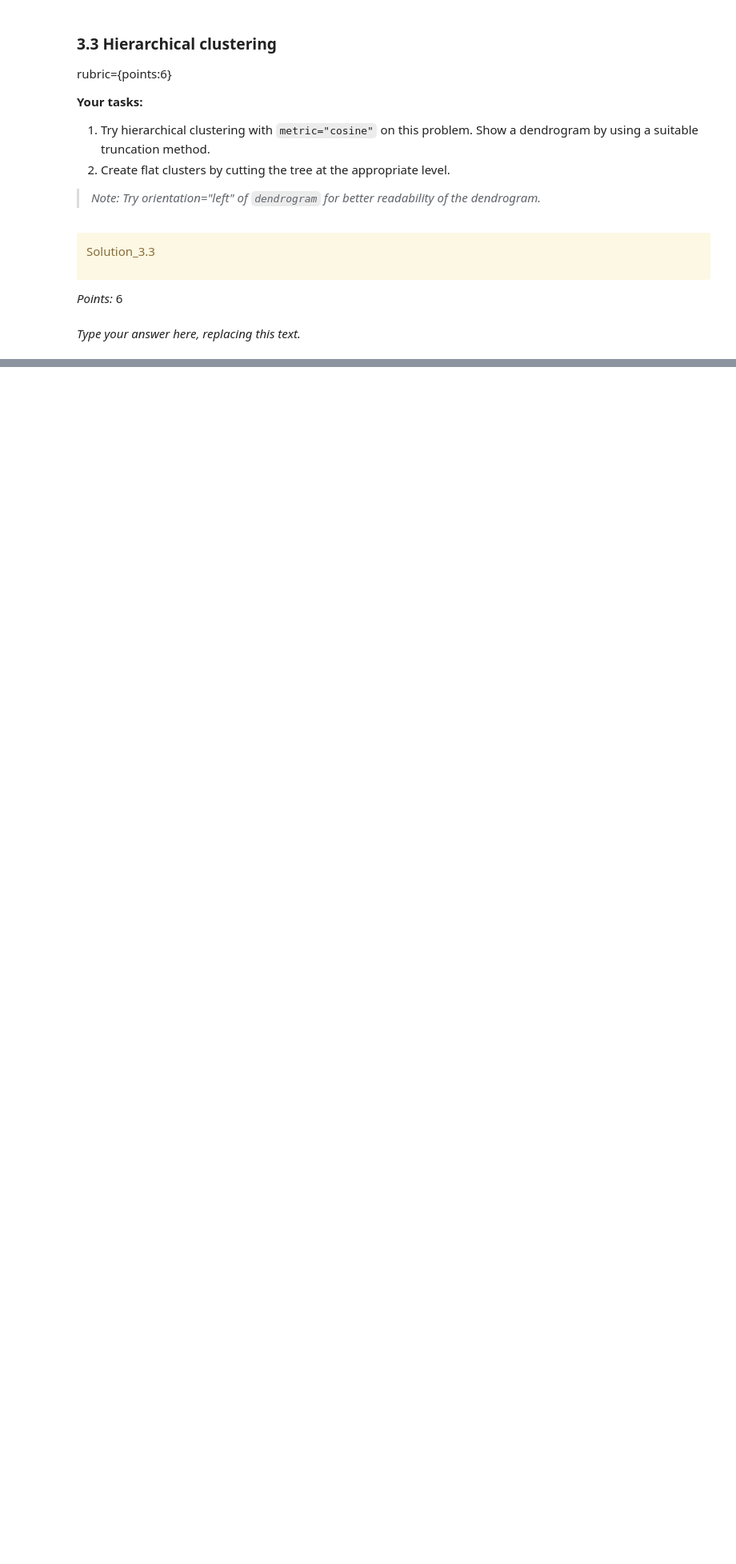
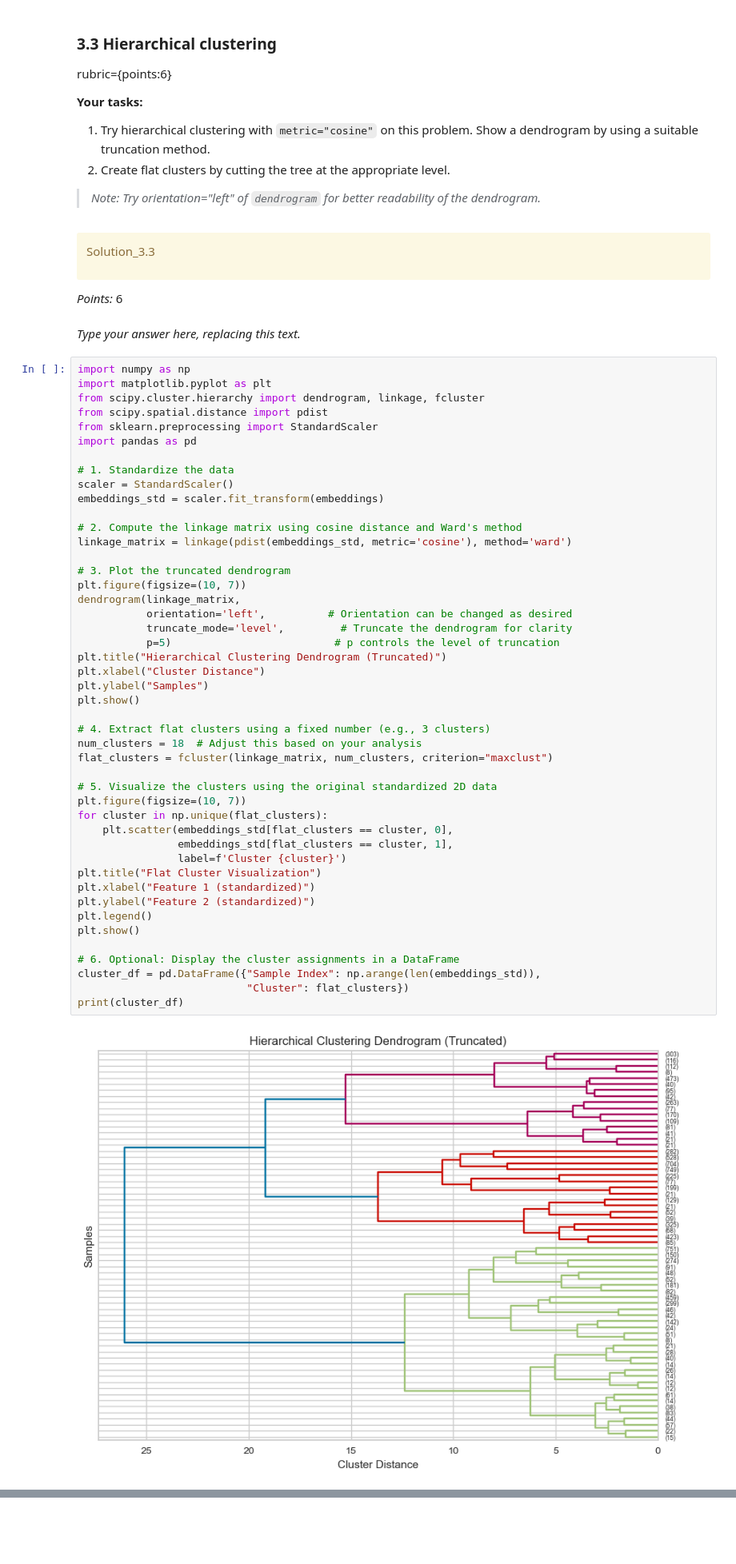
Before and after one commit to Dilu-Bilu/cs330-hw6, a Jupyter notebook: hw6 copy.ipynb, the cells around one changed output, grey strips where cells are left out. Shown at 80% size. Drawn from its saved outputs; the diff is of its cells as text; blank space fills up the shorter version.

```diff
--- a/hw6 copy.ipynb
+++ b/hw6 copy.ipynb
@@ -1054,3 +1058,51 @@ Solution_3.3
 _Points:_ 6
 # %% [markdown]
 _Type your answer here, replacing this text._
+# %%
+import numpy as np
+import matplotlib.pyplot as plt
+from scipy.cluster.hierarchy import dendrogram, linkage, fcluster
+from scipy.spatial.distance import pdist
+from sklearn.preprocessing import StandardScaler
+import pandas as pd
+
+# 1. Standardize the data
+scaler = StandardScaler()
+embeddings_std = scaler.fit_transform(embeddings)
+
+# 2. Compute the linkage matrix using cosine distance and Ward's method
+linkage_matrix = linkage(pdist(embeddings_std, metric='cosine'), method='ward')
+
+# 3. Plot the truncated dendrogram
+plt.figure(figsize=(10, 7))
+dendrogram(linkage_matrix,
+           orientation='left',          # Orientation can be changed as desired
+           truncate_mode='level',         # Truncate the dendrogram for clarity
+           p=5)                          # p controls the level of truncation
+plt.title("Hierarchical Clustering Dendrogram (Truncated)")
+plt.xlabel("Cluster Distance")
+plt.ylabel("Samples")
+plt.show()
+
+# 4. Extract flat clusters using a fixed number (e.g., 3 clusters)
+num_clusters = 18  # Adjust this based on your analysis
+flat_clusters = fcluster(linkage_matrix, num_clusters, criterion="maxclust")
+
+# 5. Visualize the clusters using the original standardized 2D data
+plt.figure(figsize=(10, 7))
+for cluster in np.unique(flat_clusters):
+    plt.scatter(embeddings_std[flat_clusters == cluster, 0],
+                embeddings_std[flat_clusters == cluster, 1],
+                label=f'Cluster {cluster}')
+plt.title("Flat Cluster Visualization")
+plt.xlabel("Feature 1 (standardized)")
+plt.ylabel("Feature 2 (standardized)")
+plt.legend()
+plt.show()
+
+# 6. Optional: Display the cluster assignments in a DataFrame
+cluster_df = pd.DataFrame({"Sample Index": np.arange(len(embeddings_std)),
+                           "Cluster": flat_clusters})
+print(cluster_df)
+# %% [output]
+[figure, added]
```
Also changed, not shown: parts of 10 cells of this notebook.
